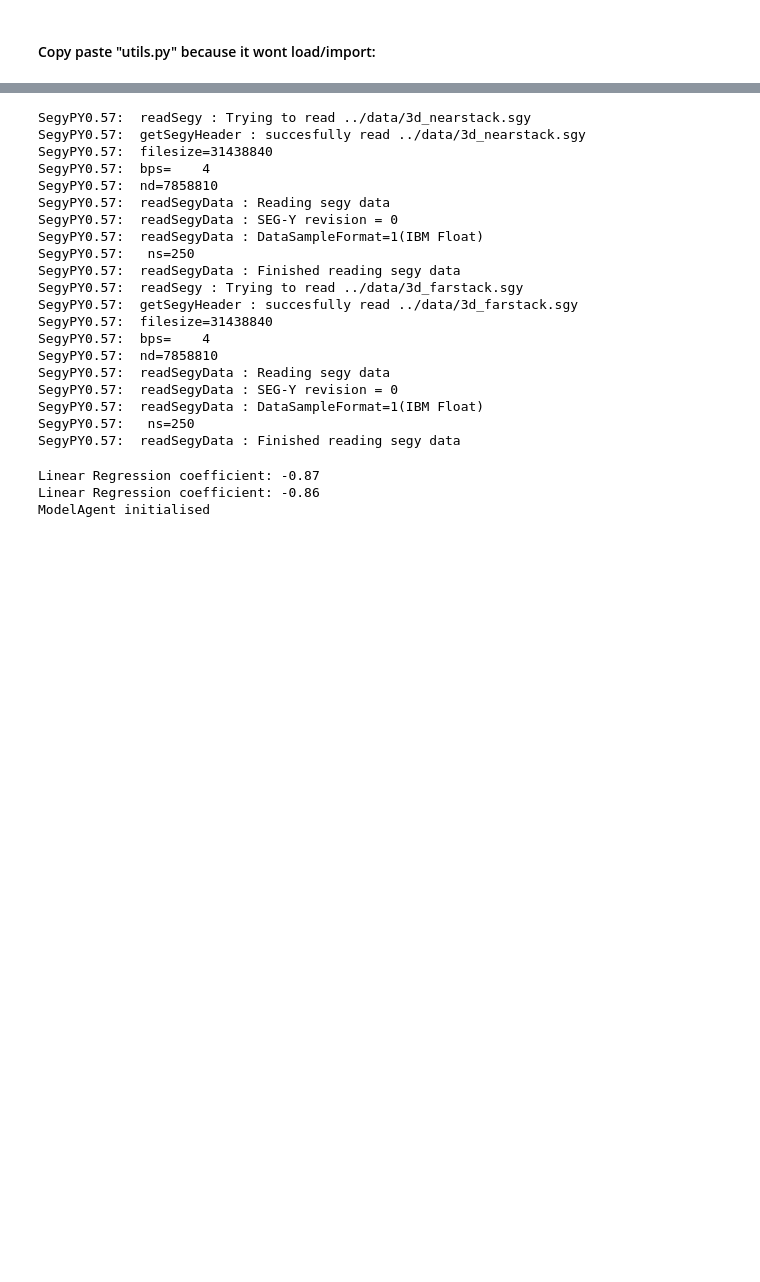
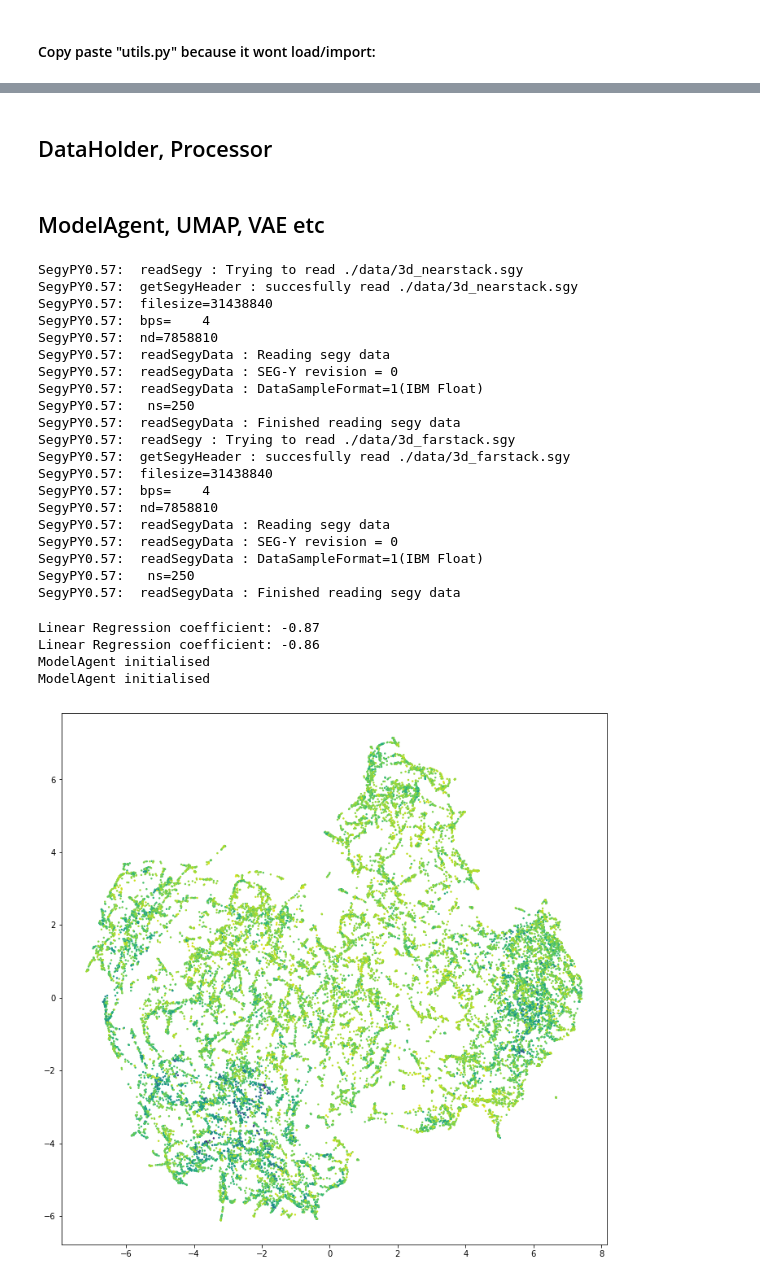
Before and after one commit to coush001/Seismic-Dimensionality-Reduction, a Jupyter notebook: Hugo's test-book.ipynb, the cells around one changed output, grey strips where cells are left out. Drawn from its saved outputs; the diff is of its cells as text; code cells hidden in the pictures; blank space fills up the shorter version.

```diff
--- a/Hugo's test-book.ipynb
+++ b/Hugo's test-book.ipynb
@@ -239,3 +237,5 @@ def forward_all(model, all_loader, cuda=False):
+# %% [markdown]
+## DataHolder, Processor
 # %%
 class DataHolder:
     def __init__(self, field_name, inlines, xlines):
@@ -341,6 +341,8 @@ class Processor:
         self.out = self.stack_traces(self.out)
 
         return self.out, self.label
+# %% [markdown]
+## ModelAgent, UMAP, VAE etc
 # %%
 class ModelAgent:
     def __init__(self, data):
@@ -367,11 +369,11 @@ class UMAP(ModelAgent):
         embedding_stack_ff = umap.UMAP(n_neighbors=n_neighbors,
                       min_dist=min_dist,
                       metric='correlation',
-                               verbose=False,
+                               verbose=True,
 #   this was in ASAP notebook: random_state=42).fit_transform(np.concatenate([stacked, FF.reshape(-1, 64)], 1))
                             random_state=42).fit_transform(self.input)
 
-        return embedding_stack_ff
+        self.plot_2d(embedding_stack_ff, self.label)
 
 
 
@@ -444,13 +446,13 @@ class VAE_model(ModelAgent):
 # %%
 ### Client loader
 Glitne = DataHolder("Glitne", [1300, 1502, 2], [1500, 2002, 2])
-Glitne.add_segy('near', '../data/3d_nearstack.sgy');
-Glitne.add_segy('far', '../data/3d_farstack.sgy');
-Glitne.add_horizon('top_heimdal', '../data/Top_Heimdal_subset.txt')
+Glitne.add_segy('near', './data/3d_nearstack.sgy');
+Glitne.add_segy('far', './data/3d_farstack.sgy');
+Glitne.add_horizon('top_heimdal', './data/Top_Heimdal_subset.txt')
 Glitne.add_well('well_1', 36, 276//2)
 # %% [output]
-SegyPY0.57:  readSegy : Trying to read ../data/3d_nearstack.sgy
-SegyPY0.57:  getSegyHeader : succesfully read ../data/3d_nearstack.sgy
+SegyPY0.57:  readSegy : Trying to read ./data/3d_nearstack.sgy
+SegyPY0.57:  getSegyHeader : succesfully read ./data/3d_nearstack.sgy
 SegyPY0.57:  filesize=31438840
 SegyPY0.57:  bps=    4
 SegyPY0.57:  nd=7858810
@@ -459,8 +461,8 @@ SegyPY0.57:  readSegyData : SEG-Y revision = 0
 SegyPY0.57:  readSegyData : DataSampleFormat=1(IBM Float)
 SegyPY0.57:   ns=250
 SegyPY0.57:  readSegyData : Finished reading segy data
-SegyPY0.57:  readSegy : Trying to read ../data/3d_farstack.sgy
-SegyPY0.57:  getSegyHeader : succesfully read ../data/3d_farstack.sgy
+SegyPY0.57:  readSegy : Trying to read ./data/3d_farstack.sgy
+SegyPY0.57:  getSegyHeader : succesfully read ./data/3d_farstack.sgy
 SegyPY0.57:  filesize=31438840
 SegyPY0.57:  bps=    4
 SegyPY0.57:  nd=7858810
@@ -472,17 +474,24 @@ SegyPY0.57:  readSegyData : Finished reading segy data
 # %%
 ### Client data factory - would run diffetent instances of Processing with different operations
 # instance of processing creates options for many outputs
 Data = Processor(Glitne.near, Glitne.far, Glitne.twt)
 processing_a = Data([Glitne.horizons['top_heimdal'], 12,52], [10, 20])
 processing_b = Data([Glitne.horizons['top_heimdal'], 10,10], [10, 20])
 
 
 ### Client model creator/run - run many different instances of the VAE with different parameters
 # an instance of a model is one model of dim reduction
 UMAP_a = UMAP(processing_a)
-# UMAP_a1 = UMAP_a.reduce(n_neighbors=10)
-# UMAP_a2 = UMAP_a.reduce(n_neighbors=100)
+UMAP_a1 = UMAP_a.reduce(n_neighbors=10)
+UMAP_a2 = UMAP_a.reduce(n_neighbors=100)
+
+UMAP_b = UMAP(processing_b)
+UMAP_b1 = UMAP_b.reduce(n_neighbors=2)
+# UMAP_b2 = UMAP_b.reduce(n_neighbors=6)
+# UMAP_b3 = UMAP_b.reduce(n_neighbors=200)
 # %% [output]
 Linear Regression coefficient: -0.87
 Linear Regression coefficient: -0.86
 ModelAgent initialised
+ModelAgent initialised
+[figure, added]
```
Also changed, not shown: parts of 3 cells of this notebook.
